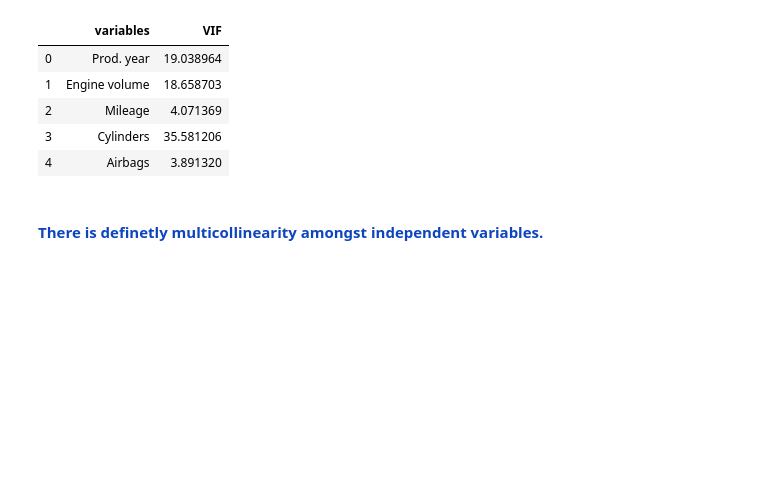
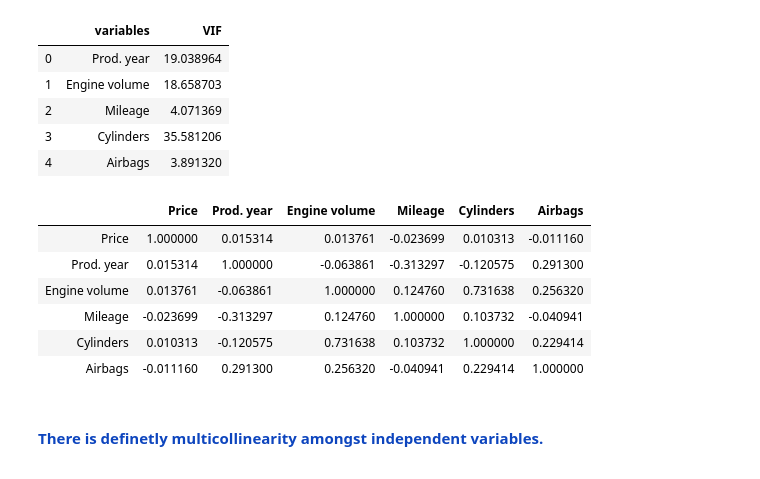
Before and after one commit to yashkanakia/DataScience, a Jupyter notebook: CarPricePrediction/CarPricePrediction.ipynb, the cells around one changed output. Drawn from its saved outputs; the diff is of its cells as text; code cells hidden in the pictures; blank space fills up the shorter version.

```diff
--- a/CarPricePrediction/CarPricePrediction.ipynb
+++ b/CarPricePrediction/CarPricePrediction.ipynb
@@ -435,6 +401,16 @@ calc_vif(vif_cal_df)
 | 2 | Mileage | 4.071369 |
 | 3 | Cylinders | 35.581206 |
 | 4 | Airbags | 3.891320 |
+# %%
+price_df.corr()
+# %% [output]
+|  | Price | Prod. year | Engine volume | Mileage | Cylinders | Airbags |
+| Price | 1.000000 | 0.015314 | 0.013761 | -0.023699 | 0.010313 | -0.011160 |
+| Prod. year | 0.015314 | 1.000000 | -0.063861 | -0.313297 | -0.120575 | 0.291300 |
+| Engine volume | 0.013761 | -0.063861 | 1.000000 | 0.124760 | 0.731638 | 0.256320 |
+| Mileage | -0.023699 | -0.313297 | 0.124760 | 1.000000 | 0.103732 | -0.040941 |
+| Cylinders | 0.010313 | -0.120575 | 0.731638 | 0.103732 | 1.000000 | 0.229414 |
+| Airbags | -0.011160 | 0.291300 | 0.256320 | -0.040941 | 0.229414 | 1.000000 |
 # %% [markdown]
 <h4><p style="color:#0d45be">There is definetly multicollinearity amongst independent variables.</h4></p>
 # %% [markdown]
```
Also changed, not shown: parts of 40 cells of this notebook, 7 other files.
